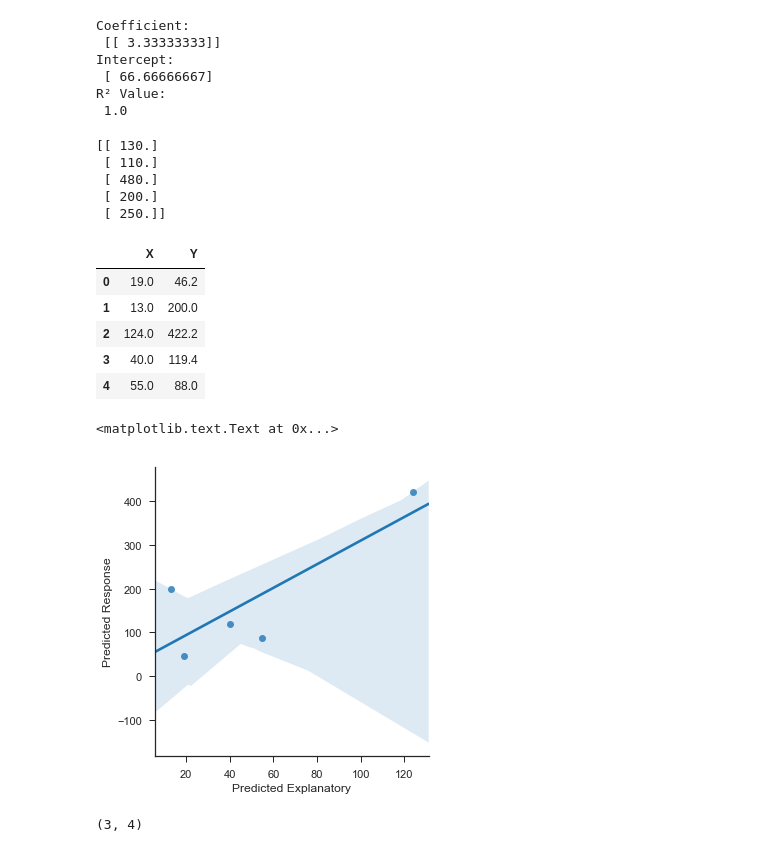
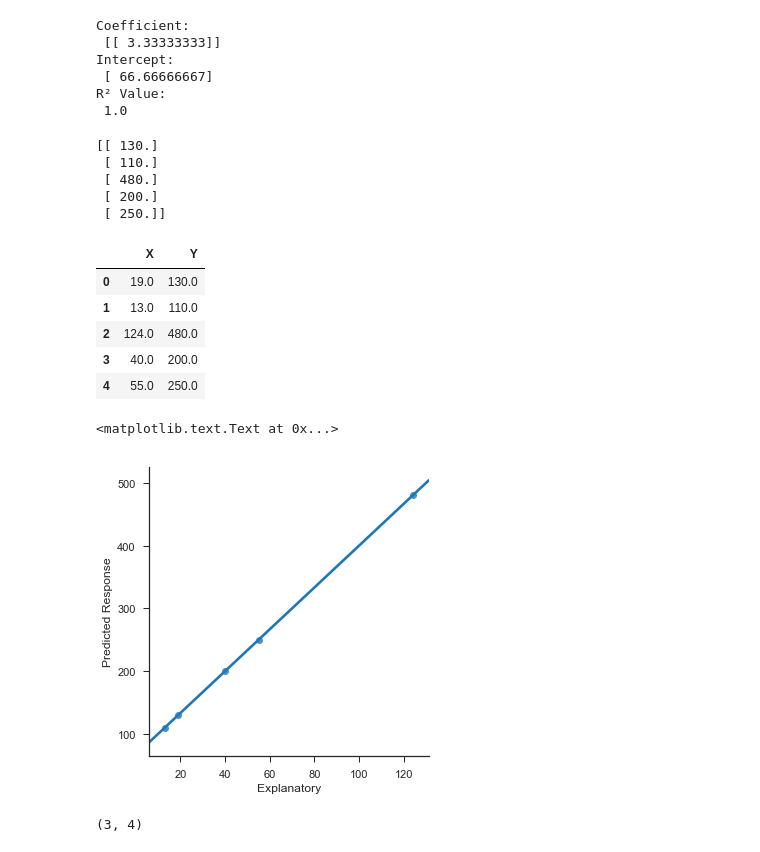
Before and after one commit to sashnat/pandas-practice, a Jupyter notebook: data science.ipynb, the cells around one changed output. Drawn from its saved outputs; the diff is of its cells as text; code cells hidden in the pictures.

```diff
--- a/data science.ipynb
+++ b/data science.ipynb
@@ -84,7 +84,7 @@ R² Value:
 # %%
 print (predicted)
 df_PR = pd.DataFrame({ 'X' : [float(i) for i in testX],
-                     'Y' : [float(j) for j in testY] })
+                     'Y' : [float(j) for j in predicted] })
 df_PR.head(100)
 # %% [output]
 [[ 130.]
@@ -93,18 +93,18 @@ df_PR.head(100)
  [ 200.]
  [ 250.]]
 |  | X | Y |
-| 0 | 19.0 | 46.2 |
-| 1 | 13.0 | 200.0 |
-| 2 | 124.0 | 422.2 |
-| 3 | 40.0 | 119.4 |
-| 4 | 55.0 | 88.0 |
+| 0 | 19.0 | 130.0 |
+| 1 | 13.0 | 110.0 |
+| 2 | 124.0 | 480.0 |
+| 3 | 40.0 | 200.0 |
+| 4 | 55.0 | 250.0 |
 # %%
 sns.lmplot('X','Y', data=df_PR)
 plt.ylabel('Predicted Response')
-plt.xlabel('Predicted Explanatory')
+plt.xlabel('Explanatory')
 # %% [output]
 <matplotlib.text.Text at 0x...>
-[figure, old version]
+[figure, new version]
 # %%
 z = np.array([[1, 2, 3, 4],
          [5, 6, 7, 8],
```
Also changed, not shown: parts of 10 cells of this notebook.
